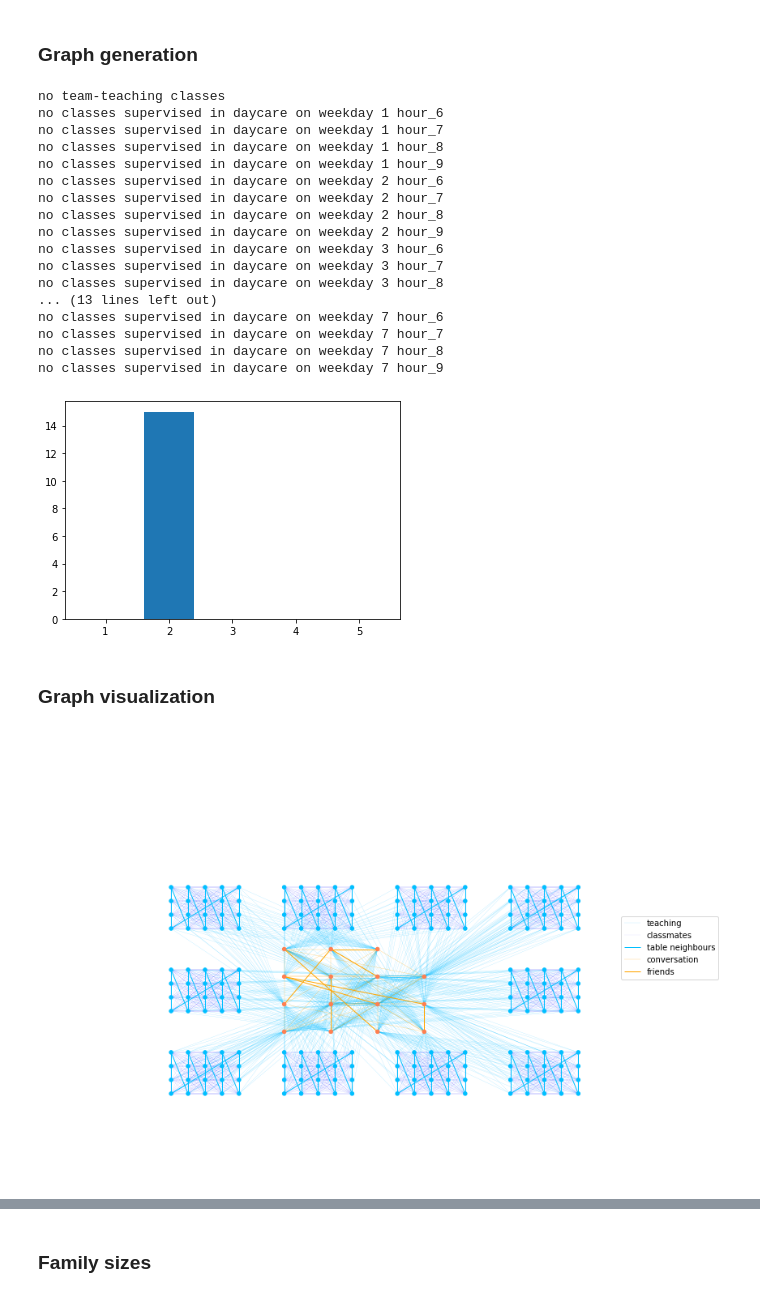
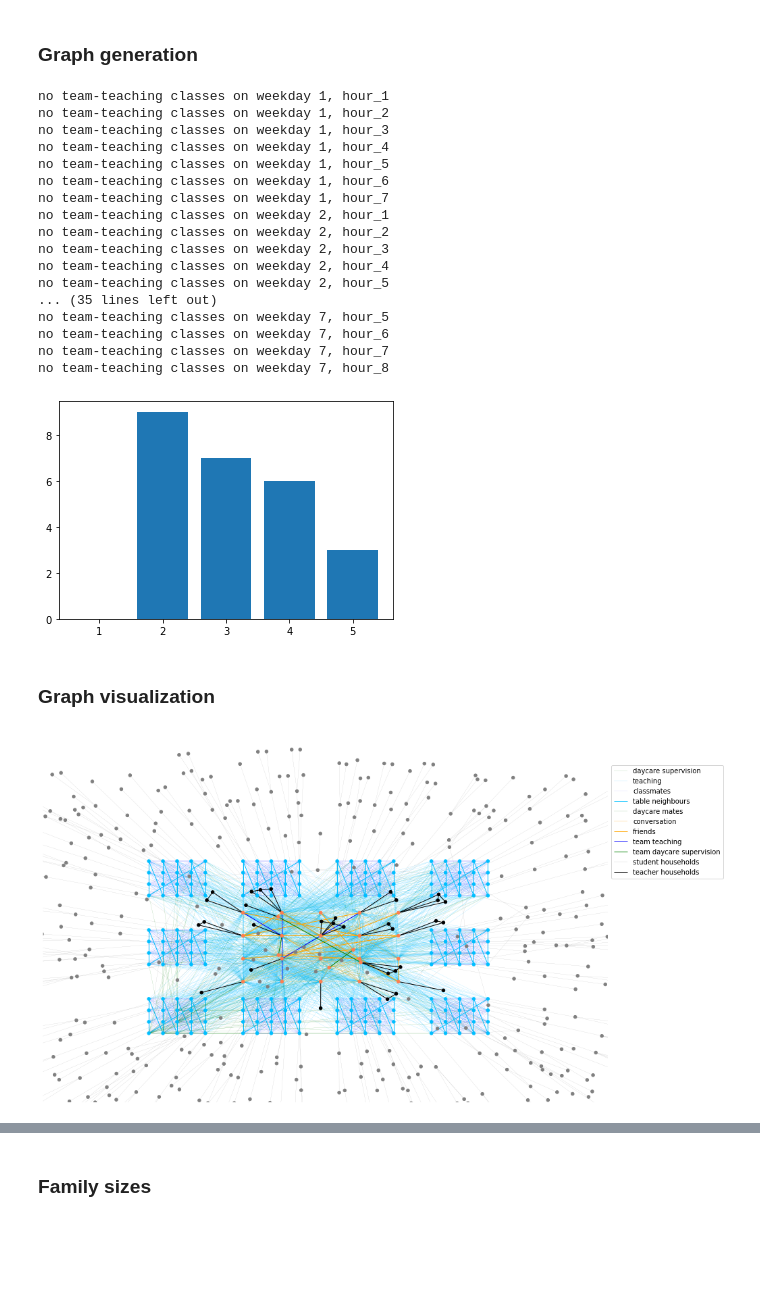
Before and after one commit to JanaLasser/agent_based_COVID_SEIRX, a Jupyter notebook: school/construct_school_network.ipynb, the cells around one changed output, grey strips where cells are left out. Drawn from its saved outputs; the diff is of its cells as text; code cells hidden in the pictures; blank space fills up the shorter version.

```diff
--- a/school/construct_school_network.ipynb
+++ b/school/construct_school_network.ipynb
@@ -163,4 +163,4 @@ for school_type in school_types:
     # format schedule
     for schedule, agent_type in zip([teacher_schedule, student_schedule], ['teachers', 'students']):
         schedule.to_csv('../data/school/calibration_schools/{}_schedule_{}.csv'
-                            .format(school_name, agent_type), index=False)
+                            .format(school_name, agent_type))
@@ -378,7 +396,7 @@ N_classes = 10
 # architecture
 N_floors = 1
 # school type
-school_type = 'primary'
+school_type = 'secondary_dc'
 age_bracket = csn.get_age_bracket(school_type)
 student_mask = False
 teacher_mask = False
@@ -392,23 +410,23 @@ csn.map_contacts(MG, student_mask, teacher_mask, contact_map)
 
 node_list = csn.get_node_list(MG)
 # %% [output]
-no team-teaching classes
-no classes supervised in daycare on weekday 1 hour_6
-no classes supervised in daycare on weekday 1 hour_7
-no classes supervised in daycare on weekday 1 hour_8
-no classes supervised in daycare on weekday 1 hour_9
-no classes supervised in daycare on weekday 2 hour_6
-no classes supervised in daycare on weekday 2 hour_7
-no classes supervised in daycare on weekday 2 hour_8
-no classes supervised in daycare on weekday 2 hour_9
-no classes supervised in daycare on weekday 3 hour_6
-no classes supervised in daycare on weekday 3 hour_7
-no classes supervised in daycare on weekday 3 hour_8
-... (13 lines left out)
-no classes supervised in daycare on weekday 7 hour_6
-no classes supervised in daycare on weekday 7 hour_7
-no classes supervised in daycare on weekday 7 hour_8
-no classes supervised in daycare on weekday 7 hour_9
+no team-teaching classes on weekday 1, hour_1
+no team-teaching classes on weekday 1, hour_2
+no team-teaching classes on weekday 1, hour_3
+no team-teaching classes on weekday 1, hour_4
+no team-teaching classes on weekday 1, hour_5
+no team-teaching classes on weekday 1, hour_6
+no team-teaching classes on weekday 1, hour_7
+no team-teaching classes on weekday 2, hour_1
+no team-teaching classes on weekday 2, hour_2
+no team-teaching classes on weekday 2, hour_3
+no team-teaching classes on weekday 2, hour_4
+no team-teaching classes on weekday 2, hour_5
+... (35 lines left out)
+no team-teaching classes on weekday 7, hour_5
+no team-teaching classes on weekday 7, hour_6
+no team-teaching classes on weekday 7, hour_7
+no team-teaching classes on weekday 7, hour_8
 # %%
 unique_classes = []
 wd_schedule = teacher_schedule.loc[1]
@@ -417,7 +435,7 @@ for t in wd_schedule.index:
 
 plt.hist(unique_classes, bins=range(1, 7), rwidth=0.8, align='left');
 # %% [output]
-[figure, old version]
+[figure, new version]
 # %% [markdown]
 ### Graph visualization
 # %%
@@ -488,21 +502,32 @@ family_members = node_list[node_list['type'] == 'family_member']['ID'].values
 # %%
 fig, ax = plt.subplots(figsize=(15, 10))
+
+students = node_list[node_list['type'] == 'student']['ID'].values
+teachers = node_list[node_list['type'] == 'teacher']['ID'].values
+family_members_student = node_list[node_list['type'] == 'family_member_student']['ID'].values
+family_members_teacher = node_list[node_list['type'] == 'family_member_teacher']['ID'].values
 
 weekday = 1
 edges = MG.edges(keys=True, data='weekday')
 edges = [(u, v, k) for (u, v, k, wd) in edges if wd == weekday]
-G = MG.edge_subgraph(edges)
+G = MG.edge_subgraph(edges).copy()
+
+for t in teachers:
+    if not t in G.nodes():
+        G.add_node(t)
 
 # generate random positions for family members (students & teachers are fixed)
 pos = nx.spring_layout(G, pos=fixed_pos, fixed=fixed_pos.keys())
 
 node_color = ['DeepSkyBlue'] * len(students)
 node_color.extend(['Coral'] * len(teachers))
-#node_color.extend(['grey'] * len(family_members))
+node_color.extend(['grey'] * len(family_members_student))
+node_color.extend(['k'] * len(family_members_teacher))
 
 all_nodes = list(students)
 all_nodes.extend(list(teachers))
-#all_nodes.extend(list(family_members))
+all_nodes.extend(list(family_members_student))
+all_nodes.extend(list(family_members_teacher))
 
 nx.draw(G, pos, node_size=20, ax=ax, width = 0, nodelist=all_nodes, \
        node_color = node_color)
@@ -520,31 +545,39 @@ nx.draw_networkx_edges(G, pos, edgelist, ax=ax, width=0.1, edge_color='DeepSkyBl
 
 # student <-> student links
 edgelist = [(u, v) for u, v, e in G.edges(data=True) if e['link_type'] == 'student_student_intra_class']
 nx.draw_networkx_edges(G, pos, edgelist, ax=ax, width=0.05, edge_color='b', label='classmates')
 edgelist = [(u, v) for u, v, e in G.edges(data=True) if e['link_type'] == 'student_student_table_neighbour']
 nx.draw_networkx_edges(G, pos, edgelist, ax=ax, width=1, edge_color='DeepSkyBlue', label='table neighbours')
 edgelist = [(u, v) for u, v, e in G.edges(data=True) if e['link_type'] == 'student_student_daycare']
 nx.draw_networkx_edges(G, pos, edgelist, ax=ax, width=0.1, edge_color='green', label='daycare mates')
 
 # teacher <-> teacher links
 edgelist = [(u, v) for u, v, e in G.edges(data=True) if e['link_type'] == 'teacher_teacher_short']
 nx.draw_networkx_edges(G, pos, edgelist, ax=ax, width=0.2, edge_color='orange', label='conversation')
 edgelist = [(u, v) for u, v, e in G.edges(data=True) if e['link_type'] == 'teacher_teacher_long']
 nx.draw_networkx_edges(G, pos, edgelist, ax=ax, width=1, edge_color='orange', label='friends')
 edgelist = [(u, v) for u, v, e in G.edges(data=True) if e['link_type'] == 'teacher_teacher_team_teaching']
 nx.draw_networkx_edges(G, pos, edgelist, ax=ax, width=1, edge_color='blue', label='team teaching')
 edgelist = [(u, v) for u, v, e in G.edges(data=True) if e['link_type'] == 'teacher_teacher_daycare_supervision']
 nx.draw_networkx_edges(G, pos, edgelist, ax=ax, width=1, edge_color='green', label='team daycare supervision')
 
+# family links
 edgelist = [(u, v) for u, v, e in G.edges(data=True) if e['contact_type'] == 'close' and \
                                                        G.nodes[u]['type'] == 'student' and \
                                                        G.nodes[v]['type'] == 'student']
 nx.draw_networkx_edges(G, pos, edgelist, ax=ax, width=1, edge_color='grey', label='siblings')
+edgelist = [(u, v) for u, v, e in G.edges(data=True) if e['link_type']  == 'student_household']
+nx.draw_networkx_edges(G, pos, edgelist, ax=ax, width=0.1, edge_color='grey', label='student households')
+edgelist = [(u, v) for u, v, e in G.edges(data=True) if e['link_type']  == 'teacher_household']
+nx.draw_networkx_edges(G, pos, edgelist, ax=ax, width=1, edge_color='k', label='teacher households')
+
+
+
 ax.legend(bbox_to_anchor=[1, 0.6, 0, 0])
 
 ax.set_ylim(-0.3, 1.3)
 ax.set_xlim(-0.3, 1.3)
 
 plt.savefig('../img/{}_contact_visualization.pdf'.format(school_type))
 # %% [output]
-[figure, old version]
+[figure, new version]
```
Also changed, not shown: parts of 3 cells of this notebook, 1 other file.
